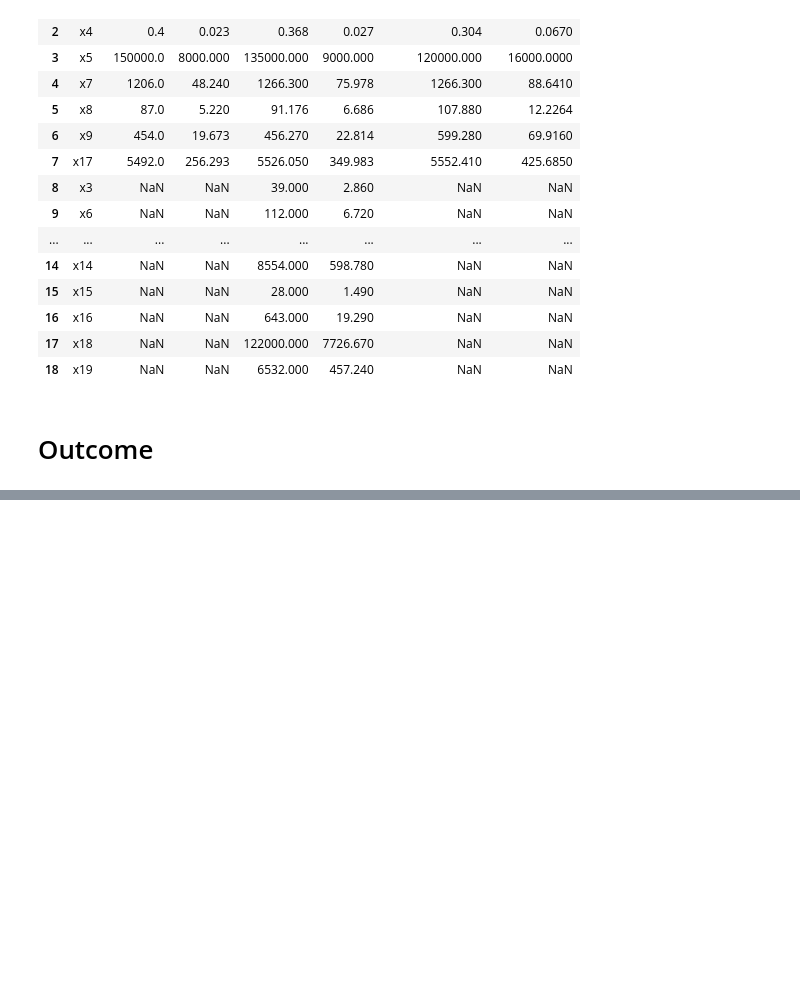
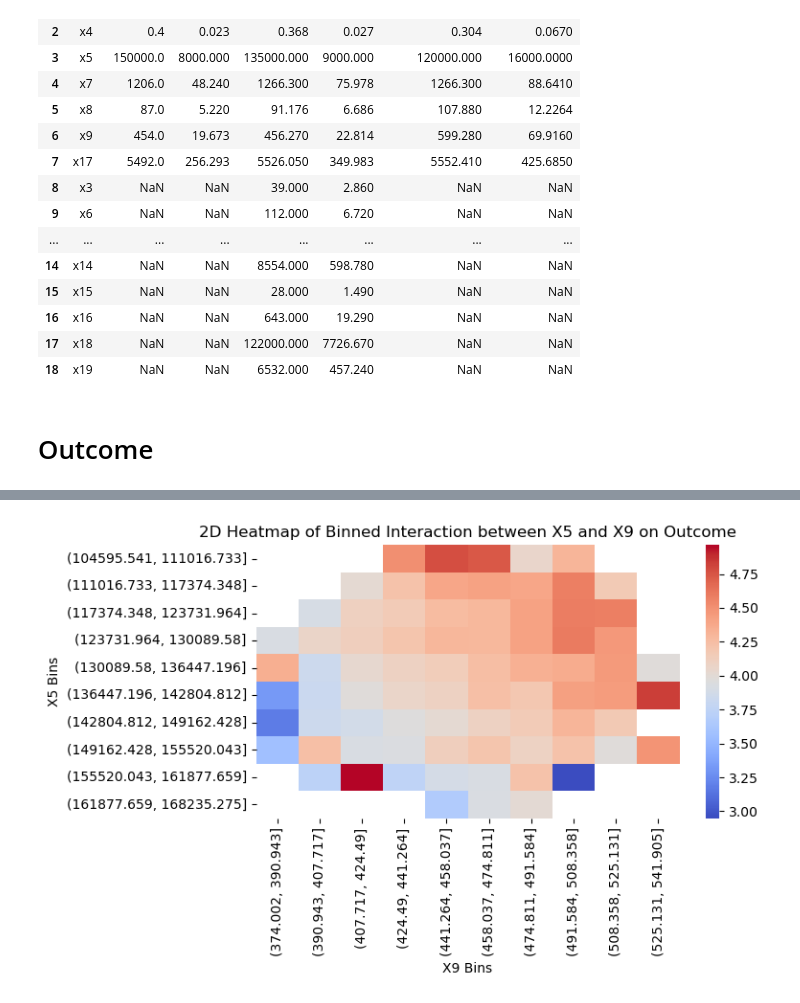
Before and after one commit to hritiksauw199/Nanomatter-Motionlab, a Jupyter notebook: data_generate code.ipynb, the cells around one changed output, grey strips where cells are left out. Saved outputs shown, nothing was run; the diff lists cells and outputs as text; code cells hidden in the pictures; blank space fills up the shorter version.

```diff
--- a/data_generate code.ipynb
+++ b/data_generate code.ipynb
@@ -161,0 +172,24 @@ plt.show()
+# %%
+drift_data_cleaned = drift_data.dropna(subset=['x5', 'x9', 'outcome'])
+
+drift_data_cleaned['x5_bins'] = pd.cut(drift_data_cleaned['x5'], bins=10)
+drift_data_cleaned['x9_bins'] = pd.cut(drift_data_cleaned['x9'], bins=10)
+
+# Create a pivot table with the binned values
+interaction_table_binned = drift_data_cleaned.pivot_table(
+    values='outcome',
+    index='x5_bins',
+    columns='x9_bins',
+    aggfunc='mean'
+)
+
+# Plot the heatmap
+plt.figure(figsize=(8, 5))
+sns.heatmap(interaction_table_binned, cmap="coolwarm", annot=False)
+plt.title("2D Heatmap of Binned Interaction between X5 and X9 on Outcome")
+plt.xlabel("X9 Bins")
+plt.ylabel("X5 Bins")
+plt.tight_layout()
+plt.show()
+# %% [output]
+[figure, added]
```
Also changed, not shown: parts of 6 cells of this notebook, 3 other files.
